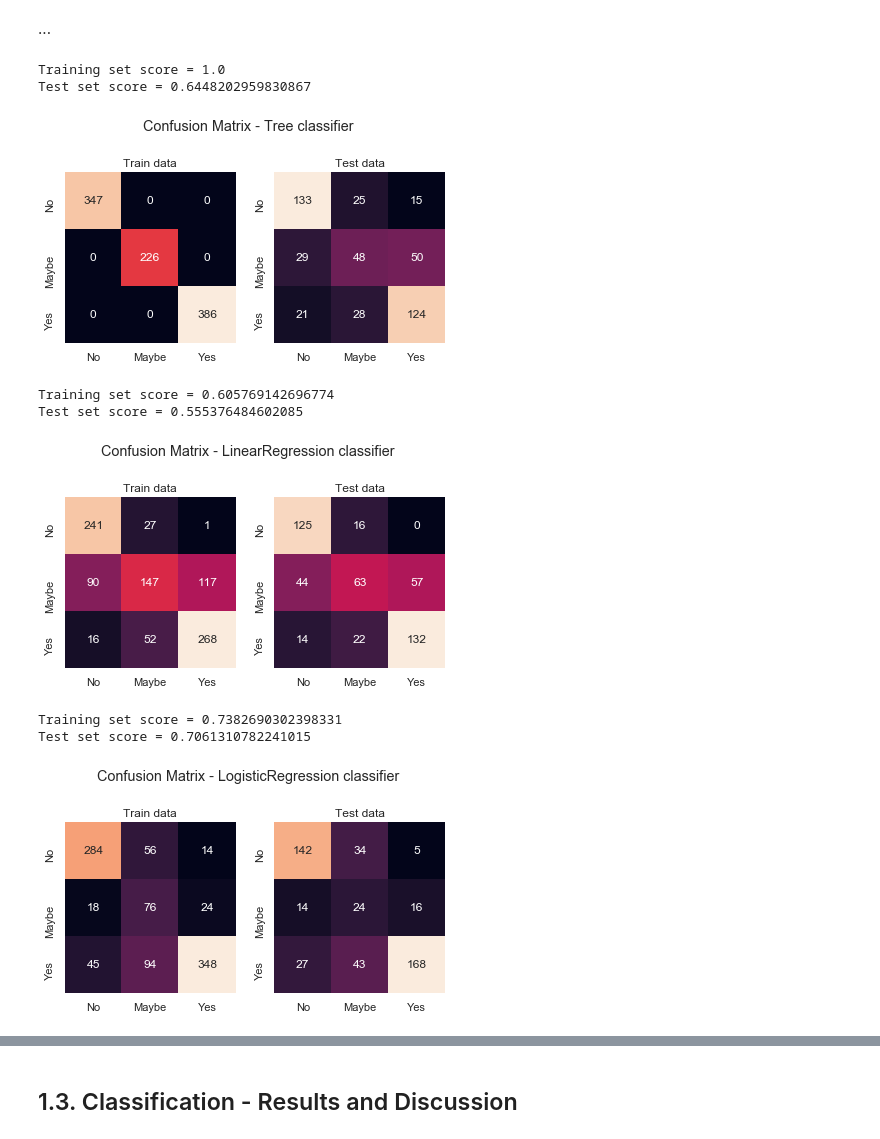
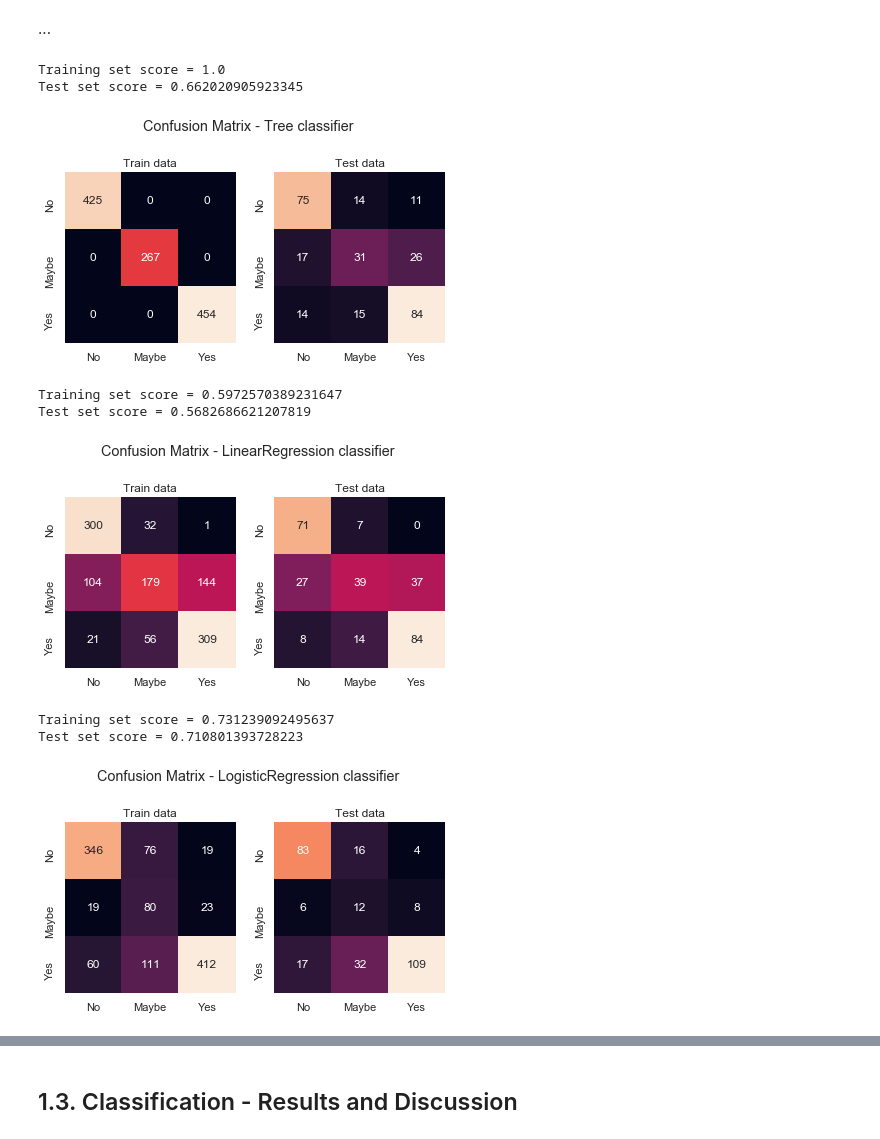
Before and after one commit to jakmak24/ML_health, a Jupyter notebook: AA_201819_Project.ipynb, the cells around one changed output, grey strips where cells are left out. Cells and saved outputs as stored; diff of their text form; code cells hidden in the pictures.

```diff
--- a/AA_201819_Project.ipynb
+++ b/AA_201819_Project.ipynb
@@ -144,12 +144,15 @@ refactored_df = pd.read_csv(path_to_df)
 names = ['Q{}'.format(i+1) for i in range(len(df.columns))]
 refactored_df.columns = names
 
+#Questions 2-16 were not answered by self-emplyed people
 for i in range(2,17):
     refactored_df["Q"+str(i)] = refactored_df.apply(lambda row: "Not asked" if row["Q1"] == 1 else row["Q"+str(i)],axis=1)
 
+#Questions 2-16 were not answered by non self-emplyed people
 for i in range(17,25):
     refactored_df["Q"+str(i)] = refactored_df.apply(lambda row: "Not asked" if row["Q1"] == 0 else row["Q"+str(i)],axis=1)
 
+#Questions 26-36 were not answered if no previous employers
 for i in range(26,37):
     refactored_df["Q"+str(i)] = refactored_df.apply(lambda row: "Not asked" if row["Q25"] == 0 else row["Q"+str(i)],axis=1)
 
@@ -167,8 +170,6 @@ refactored_df["Q49"] = refactored_df.apply(lambda row: row["Q52"] if row["Q51"]
 refactored_df["Q49"] = refactored_df.apply(lambda row: "Not identified" if row["Q49"] is np.nan else row["Q49"], axis=1)
 refactored_df["Q49"] = refactored_df["Q49"].map(lambda x: "Not identified" if x in ["We're all hurt, right?!"] else x)
 refactored_df.drop(["Q50","Q52"], axis=1, inplace=True)
-
-refactored_df = refactored_df[refactored_df["Q56"] != 15]
 
 age_mean = round(refactored_df["Q56"].map(lambda x: x if x > 15 and x < 90 else np.nan).mean())
 refactored_df["Q56"] = refactored_df["Q56"].map(lambda x: x if x > 15 and x < 90 else age_mean)
@@ -189,13 +190,14 @@ refactored_df["Q59"] = refactored_df["Q59"].map(lambda x: "Not USA" if x is np.n
 refactored_df["Q61"] = refactored_df["Q61"].map(lambda x: "Not USA" if x is np.nan  else x) # may be possible to make some assumptions
 
 #descriptions or little impact
-refactored_df.drop(["Q4","Q20","Q38","Q40","Q51"], axis=1, inplace=True)
+refactored_df.drop(["Q38","Q40"], axis=1, inplace=True)
+#mainly nan values
+refactored_df.drop(["Q20","Q4"], axis=1, inplace=True)
+#Have you been diagnosed with a mental health condition by a medical professional?
+refactored_df.drop(["Q51"], axis=1, inplace=True)
 
 refactored_df["Q62"] = refactored_df["Q62"].map(lambda x: "Designer" if isinstance(x,str) and x.lower().strip().find("design") >= 0 else x)
 refactored_df["Q62"] = refactored_df["Q62"].map(lambda x: "One-person shop" if isinstance(x,str) and x.lower().strip().find("shop") >= 0 else x)
 refactored_df["Q62"] = refactored_df["Q62"].map(lambda x: "Leader" if isinstance(x,str) and x.lower().strip().find("lead") >= 0 else x)
 refactored_df["Q62"] = refactored_df["Q62"].map(lambda x: "Developer" if isinstance(x,str) and x.lower().strip().find("dev") >= 0 else x)
 refactored_df["Q62"] = refactored_df["Q62"].map(lambda x: "Other" if x not in ["Leader","One-person shop","Developer","Designer"] else x)
-
-print(len(refactored_df["Q62"].unique()))
-refactored_df["Q62"].value_counts()
@@ -839,7 +833,7 @@ from sklearn.model_selection import train_test_split
 X = normalised_df[[col for col in normalised_df if col not in ['Q48', 'Q49']]]
 y = normalised_df["Q48"]
 
-X_train, X_test, y_train, y_test = train_test_split(X, y, test_size=0.33, random_state=42)
+X_train, X_test, y_train, y_test = train_test_split(X, y, test_size=0.2, random_state=42)
 
 def evaluate(clf,name=""):
 
@@ -866,32 +860,32 @@ def evaluate(clf,name=""):
     plt.show()
 # %%
 from sklearn import tree
-tree_clf = tree.DecisionTreeClassifier()
+tree_clf = tree.DecisionTreeClassifier(criterion="gini", random_state=20)
 evaluate(tree_clf,"Tree classifier")
 # import graphviz
 # dot_data = tree.export_graphviz(tree_clf, out_file="tree.dot", feature_names= X.columns, filled=True, rounded=True, special_characters=True)
 # from subprocess import call
 # call(['dot.bat', '-T', 'png', 'tree.dot', '-o', 'tree.png'])
 # %% [output]
 Training set score = 1.0
-Test set score = 0.6448202959830867
+Test set score = 0.662020905923345
-[figure, old version]
+[figure, new version]
 # %%
 from sklearn.linear_model import LinearRegression
 lr_clf = LinearRegression()
 evaluate(lr_clf,"LinearRegression classifier")
 # %% [output]
-Training set score = 0.605769142696774
-Test set score = 0.555376484602085
+Training set score = 0.5972570389231647
+Test set score = 0.5682686621207819
-[figure, old version]
+[figure, new version]
 # %%
 from sklearn.linear_model import LogisticRegression
 logreg_clf = LogisticRegression(multi_class="auto",solver="liblinear")
 evaluate(logreg_clf ,"LogisticRegression classifier")
 # %% [output]
-Training set score = 0.7382690302398331
-Test set score = 0.7061310782241015
+Training set score = 0.731239092495637
+Test set score = 0.710801393728223
-[figure, old version]
+[figure, new version]
 # %%
 from sklearn.linear_model import Ridge
 ridge_clf = Ridge()
```
Also changed, not shown: parts of 5 cells of this notebook, 1 other file.
